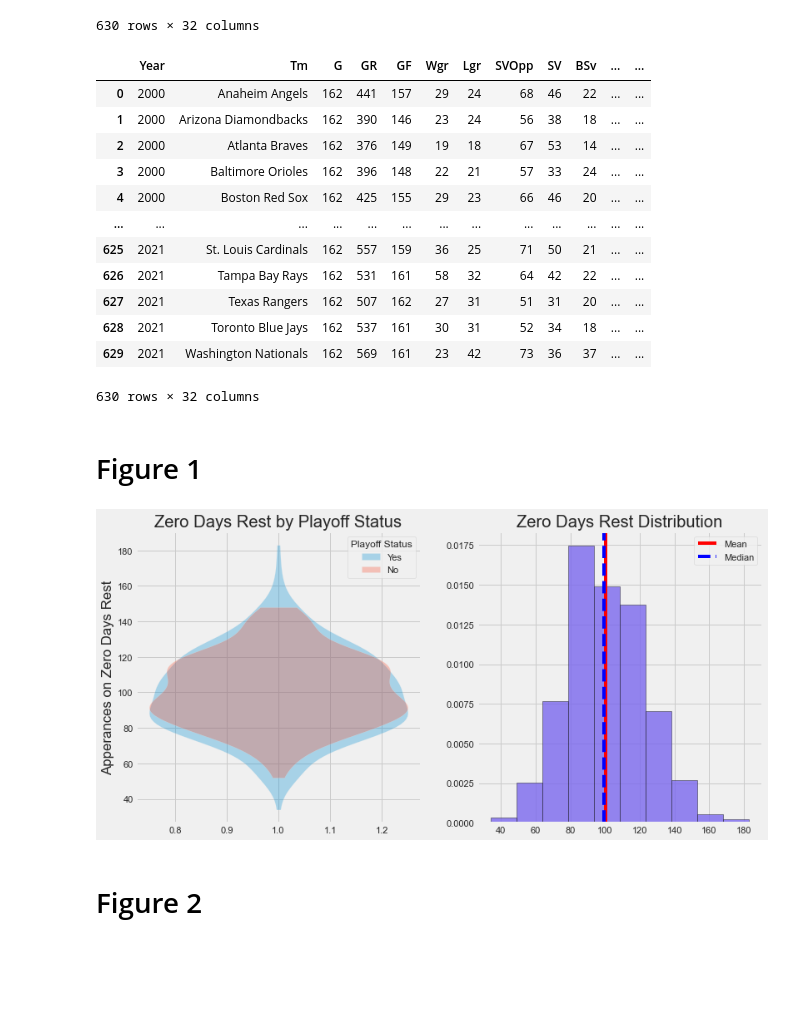
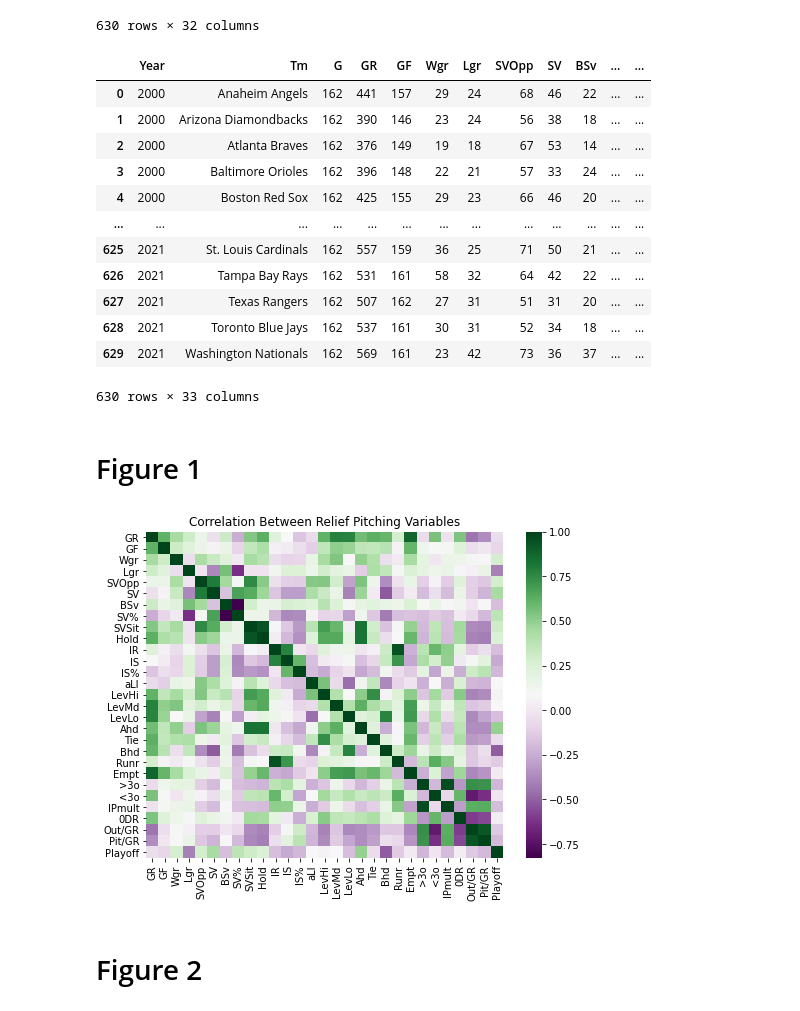
Before and after one commit to the-data-science-union/DSU-S2022-MLB, a Jupyter notebook: Code and Work/Pitching/Relief Pitching/Vince_Relief_Pitching_Visualization.ipynb, the cells around one changed output. Cells and saved outputs as stored; diff of their text form; code cells hidden in the pictures; blank space fills up the shorter version.

```diff
--- a/Code and Work/Pitching/Relief Pitching/Vince_Relief_Pitching_Visualization.ipynb
+++ b/Code and Work/Pitching/Relief Pitching/Vince_Relief_Pitching_Visualization.ipynb
@@ -22,9 +22,8 @@ relief
 630 rows × 32 columns
 # %%
 # preparing the data for visualization
-pd.Series.replace(relief.Playoff, to_replace = 0, value = 'No', inplace = True)
-pd.Series.replace(relief.Playoff, to_replace = 1, value = 'Yes', inplace = True)
-relief.Playoff = relief.Playoff.astype('category')
+relief['Playoff_YN'] = relief['Playoff'].replace(to_replace=[0, 1], value=['No', 'Yes'])
+relief.Playoff_YN = relief.Playoff_YN.astype('category')
 relief
 # %% [output]
 |  | Year | Tm | G | GR | GF | Wgr | Lgr | SVOpp | SV | BSv | ... | ... |
@@ -39,24 +38,16 @@ relief
 | 627 | 2021 | Texas Rangers | 162 | 507 | 162 | 27 | 31 | 51 | 31 | 20 | ... | ... |
 | 628 | 2021 | Toronto Blue Jays | 162 | 537 | 161 | 30 | 31 | 52 | 34 | 18 | ... | ... |
 | 629 | 2021 | Washington Nationals | 162 | 569 | 161 | 23 | 42 | 73 | 36 | 37 | ... | ... |
-630 rows × 32 columns
+630 rows × 33 columns
 # %% [markdown]
 # Figure 1
-# %%
-plt.style.use('fivethirtyeight')
-fig, (ax1, ax2) = plt.subplots(nrows = 1, ncols = 2, figsize = (12, 6))
-ax1.violinplot(relief.loc[relief.Playoff == 'No', '0DR'], showextrema = False)
-ax1.violinplot(relief.loc[relief.Playoff == 'Yes', '0DR'], showextrema = False)
-ax1.set_ylabel('Apperances on Zero Days Rest')
-ax1.set_title('Zero Days Rest by Playoff Status')
-ax1.legend(['Yes', 'No', 'c', 'd'], title = 'Playoff Status')
-ax2.hist(relief['0DR'], color = 'mediumslateblue', alpha = 0.8, edgecolor = 'black', density = True)
-ax2.axvline(relief.loc[:, '0DR'].mean(), color = 'r', label = 'Mean')
-ax2.axvline(relief.loc[:, '0DR'].median(), color = 'b', linestyle = '--', label = 'Median')
-ax2.legend()
-ax2.set_title('Zero Days Rest Distribution')
-plt.show()
-# %% [output]
-[figure, removed]
+# %%
+HMrelief = relief.drop(['Tm', 'Year', 'G', 'Playoff_YN'], pltis = 1)
+plt.figure(figsize = (8, 6))
+sns.heatmap(HMrelief.corr(), cmap = 'PRGn')
+plt.title('Correlation Between Relief Pitching Variables')
+plt.show()
+# %% [output]
+[figure, added]
 # %% [markdown]
 # Figure 2
```
Also changed, not shown: parts of 5 cells of this notebook, 2 other files.
